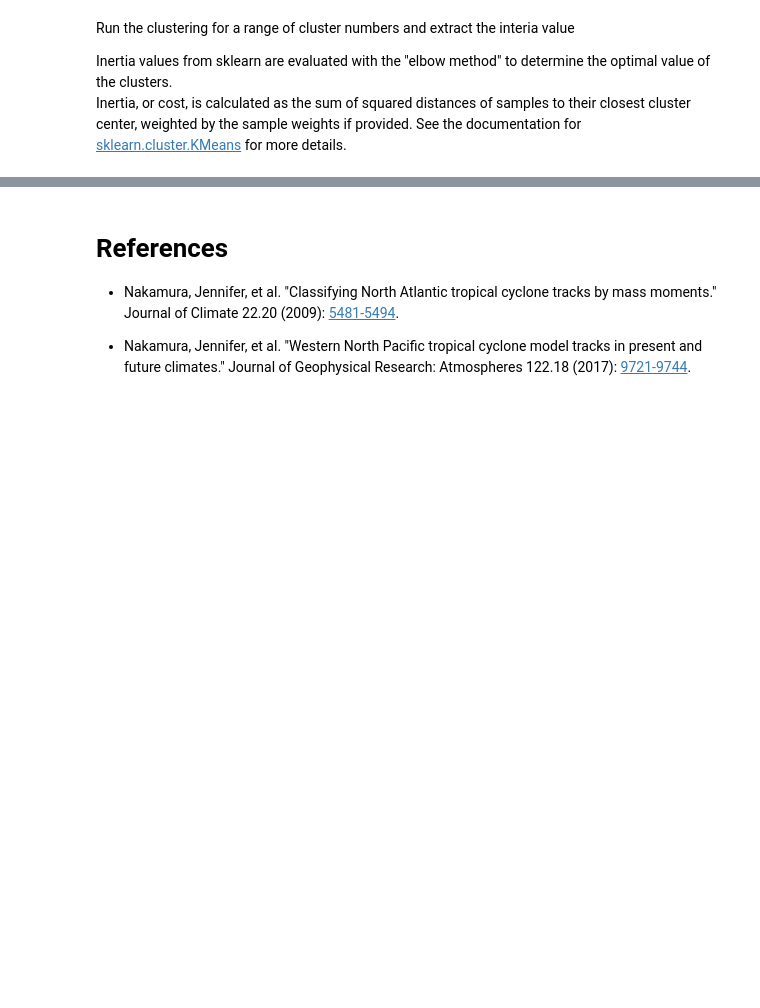
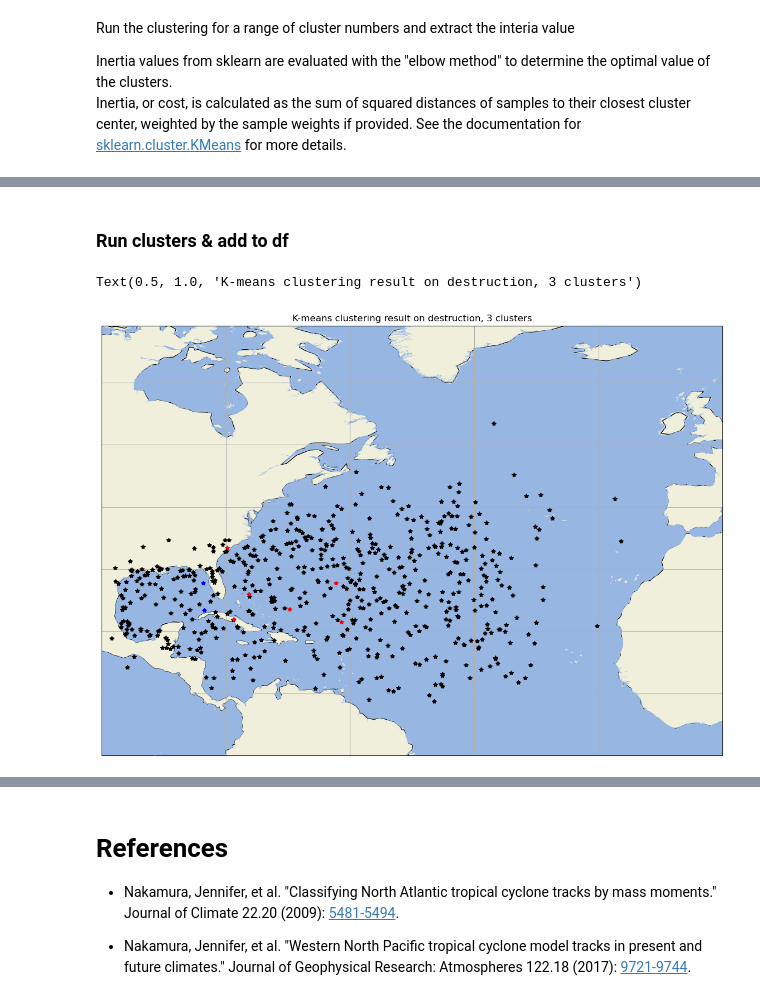
Before and after one commit to spariser/Hurricane_ML_proj_t5, a Jupyter notebook: SP_code/Project1_Starter.ipynb, the cells around one changed output, grey strips where cells are left out. Drawn from its saved outputs; the diff is of its cells as text; code cells hidden in the pictures; blank space fills up the shorter version.

```diff
--- a/SP_code/Project1_Starter.ipynb
+++ b/SP_code/Project1_Starter.ipynb
@@ -852,0 +478,2 @@ clusterd2 = storms_subset.where(storms_subset.cluster_destruction == 2)
+# %% [markdown]
+### Run clusters & add to df
@@ -852,0 +524,12 @@ clusterd2 = storms_subset.where(storms_subset.cluster_destruction == 2)
+# %%
+#visualize data
+colors = ['black', 'red', 'blue']
+labels2 = km_d[1]
+
+ax = map_background()
+for k in range(len(storms_subset.name)):
+    ax.plot(storms_subset.one_moment.values[k], storms_subset.two_moment.values[k], c=colors[int(labels2[k])], marker='*')
+plt.title('K-means clustering result on destruction, 3 clusters')
+# %% [output]
+Text(0.5, 1.0, 'K-means clustering result on destruction, 3 clusters')
+[figure, added]
```
Also changed, not shown: parts of 60 cells of this notebook, 1 other file.
